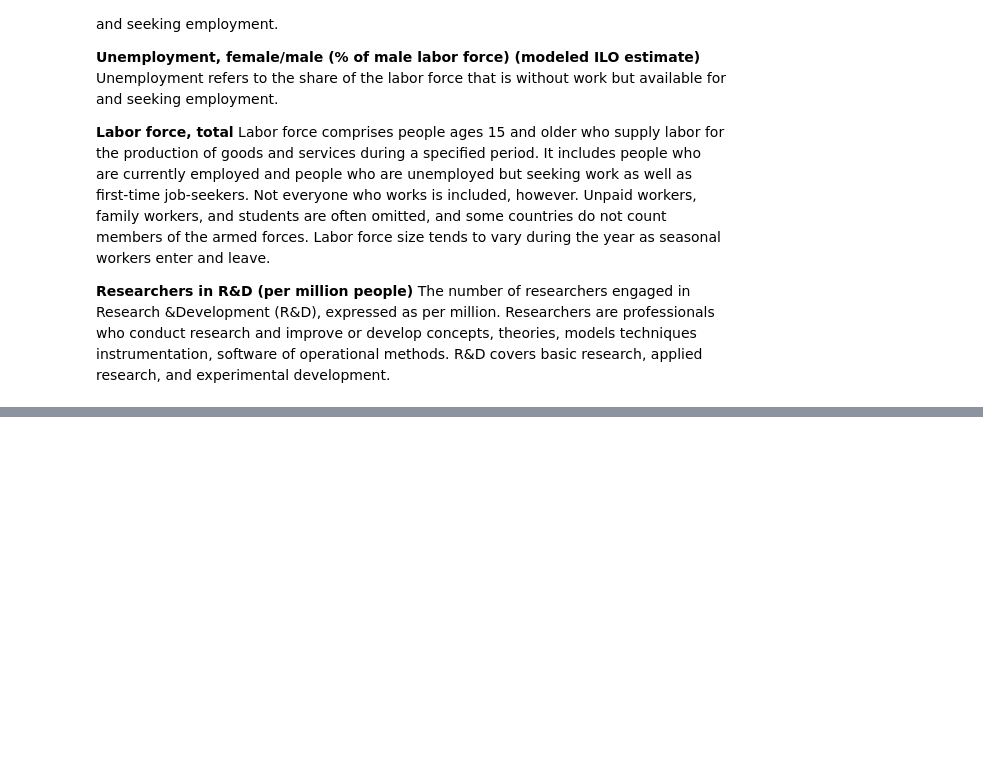
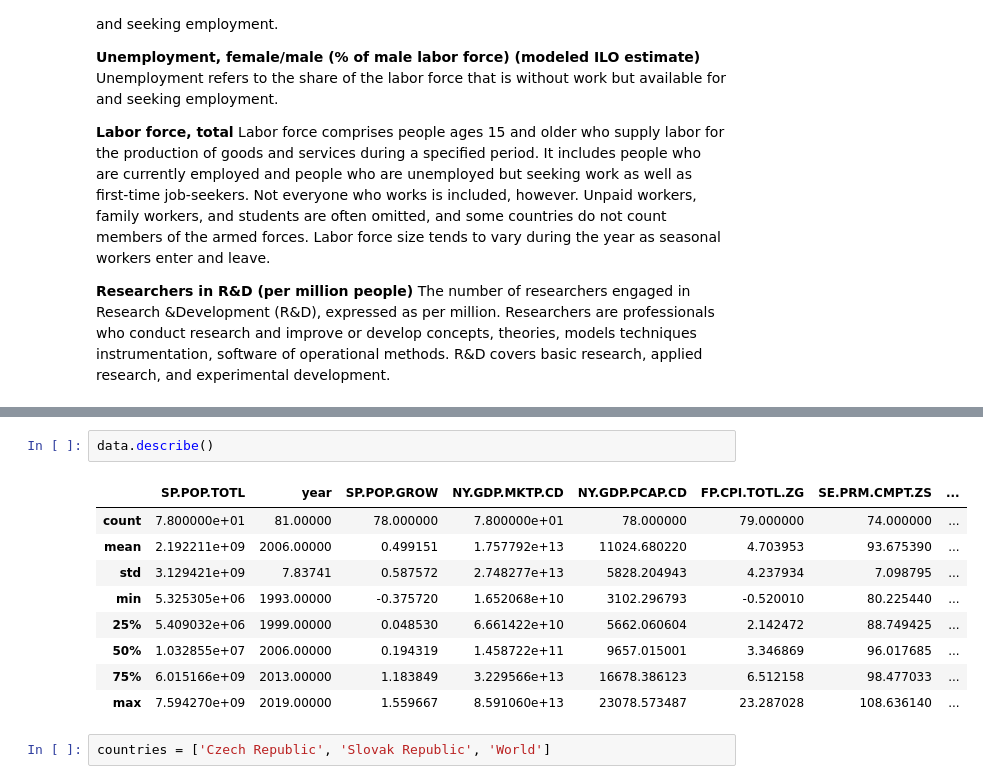
Before and after one commit to breichmanova/DS-project1, a Jupyter notebook: Project1.ipynb, the cells around one changed output, grey strips where cells are left out. Saved outputs shown, nothing was run; the diff lists cells and outputs as text; blank space fills up the shorter version.

```diff
--- a/Project1.ipynb
+++ b/Project1.ipynb
@@ -65,0 +86,14 @@ data
+# %%
+data.describe()
+# %% [output]
+|  | SP.POP.TOTL | year | SP.POP.GROW | NY.GDP.MKTP.CD | NY.GDP.PCAP.CD | FP.CPI.TOTL.ZG | SE.PRM.CMPT.ZS | ... |
+| count | 7.800000e+01 | 81.00000 | 78.000000 | 7.800000e+01 | 78.000000 | 79.000000 | 74.000000 | ... |
+| mean | 2.192211e+09 | 2006.00000 | 0.499151 | 1.757792e+13 | 11024.680220 | 4.703953 | 93.675390 | ... |
+| std | 3.129421e+09 | 7.83741 | 0.587572 | 2.748277e+13 | 5828.204943 | 4.237934 | 7.098795 | ... |
+| min | 5.325305e+06 | 1993.00000 | -0.375720 | 1.652068e+10 | 3102.296793 | -0.520010 | 80.225440 | ... |
+| 25% | 5.409032e+06 | 1999.00000 | 0.048530 | 6.661422e+10 | 5662.060604 | 2.142472 | 88.749425 | ... |
+| 50% | 1.032855e+07 | 2006.00000 | 0.194319 | 1.458722e+11 | 9657.015001 | 3.346869 | 96.017685 | ... |
+| 75% | 6.015166e+09 | 2013.00000 | 1.183849 | 3.229566e+13 | 16678.386123 | 6.512158 | 98.477033 | ... |
+| max | 7.594270e+09 | 2019.00000 | 1.559667 | 8.591060e+13 | 23078.573487 | 23.287028 | 108.636140 | ... |
+# %%
+countries = ['Czech Republic', 'Slovak Republic', 'World']
```
Also changed, not shown: parts of 10 cells of this notebook, 1 other file.
